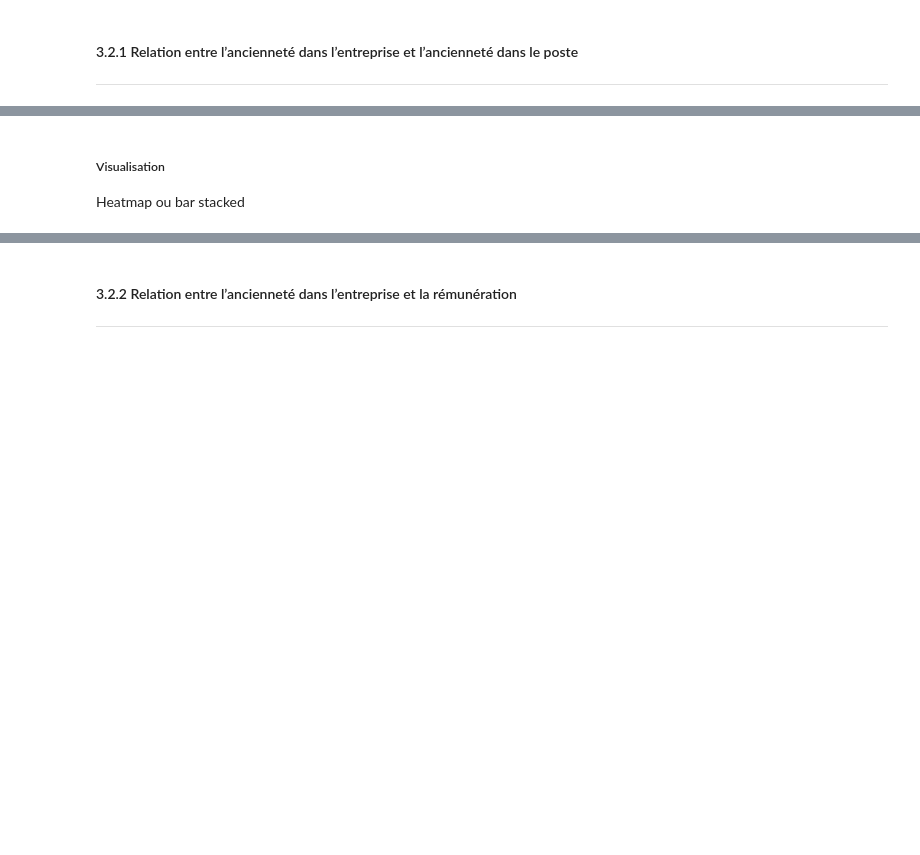
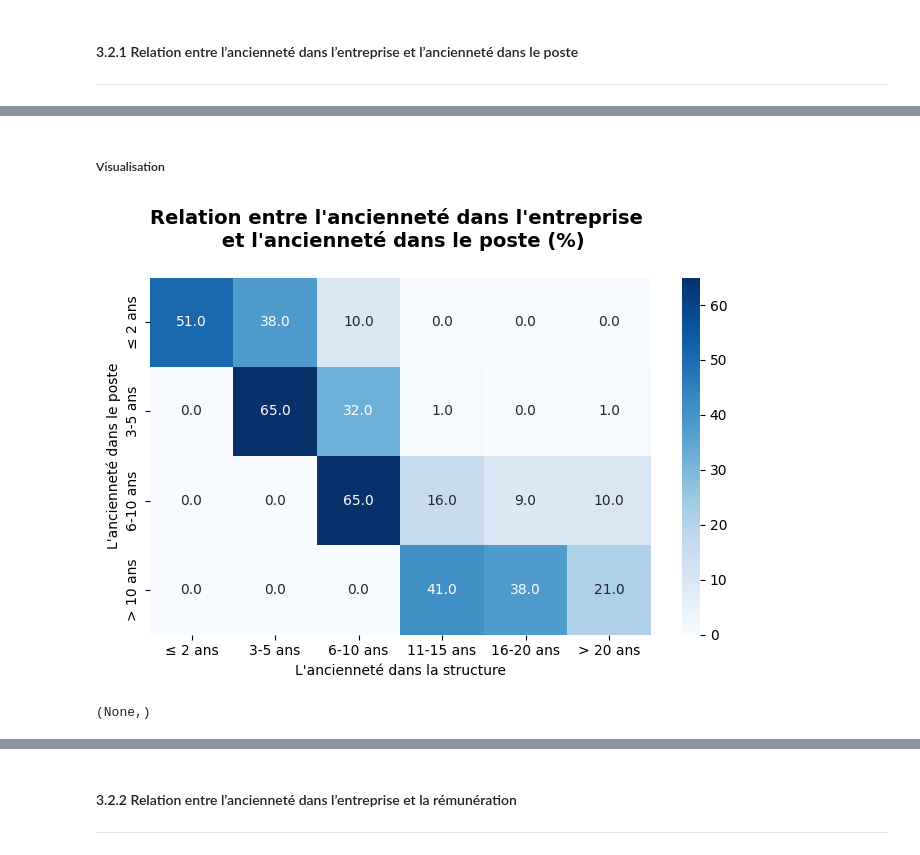
Before and after one commit to Kemuri15/employee-attrition-analysis, a Jupyter notebook: notebooks/04_axes_condition_travail.ipynb, the cells around one changed output, grey strips where cells are left out. Cells and saved outputs as stored; diff of their text form; code cells hidden in the pictures; blank space fills up the shorter version.

Commit message:
feat : 04_axe_condition_travail 3.1 et 3.2 relation x entre y done pour les 3 relation

```diff
--- a/notebooks/04_axes_condition_travail.ipynb
+++ b/notebooks/04_axes_condition_travail.ipynb
@@ -1480,0 +1488,8 @@ Les variables sont analysées à partir de tableaux croisés et de visualisation
+# %%
+yearsAtCompany_YearsInCurrentRole = df_conditions_travail[["Tranche_PosteAnciennete", "Tranche_Anciennete"]]
+yearsAtCompany_YearsInCurrentRole
+
+# Pivot table : ligne = ancienneté dans le poste , colonnes = Ancienneté, valeur = Pourcentage
+
+pivot_yearsAtCompany_YearsInCurrentRole = pivot_percent(yearsAtCompany_YearsInCurrentRole, "Tranche_PosteAnciennete", "Tranche_Anciennete")
+pivot_yearsAtCompany_YearsInCurrentRole
@@ -1481,5 +1503,17 @@ Les variables sont analysées à partir de tableaux croisés et de visualisation
 # %% [markdown]
 ##### Visualisation
-
-Heatmap ou bar stacked
+# %%
+plt.figure(figsize=(7,5))
+
+sns.heatmap(pivot_yearsAtCompany_YearsInCurrentRole, cmap="Blues",annot=True, fmt=".1F", cbar=True)
+plt.gca().yaxis_inverted()
+plt.title("Relation entre l'ancienneté dans l'entreprise \n et l'ancienneté dans le poste (%)\n",fontsize=14, fontweight="bold" )
+plt.xlabel("L'ancienneté dans la structure")
+plt.ylabel("L'ancienneté dans le poste")
+plt.xticks(rotation= 0)
+plt.tight_layout()
+plt.show(),
+# %% [output]
+[figure, added]
+(None,)
 # %% [markdown]
```
Also changed, not shown: parts of 16 cells of this notebook, 1 other file.
